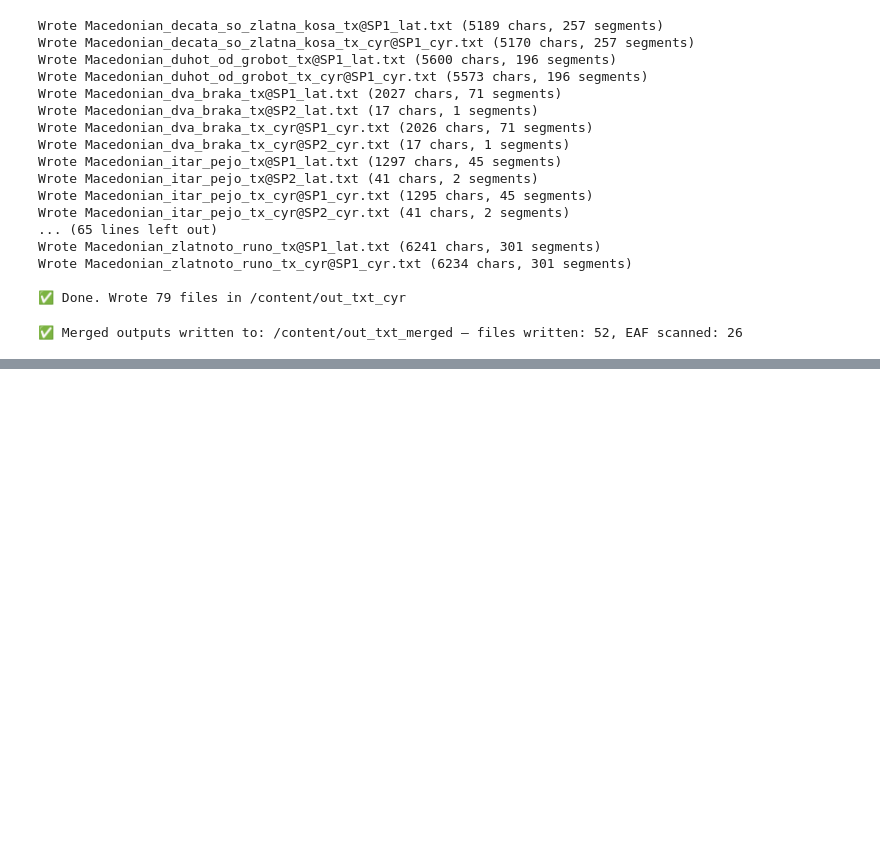
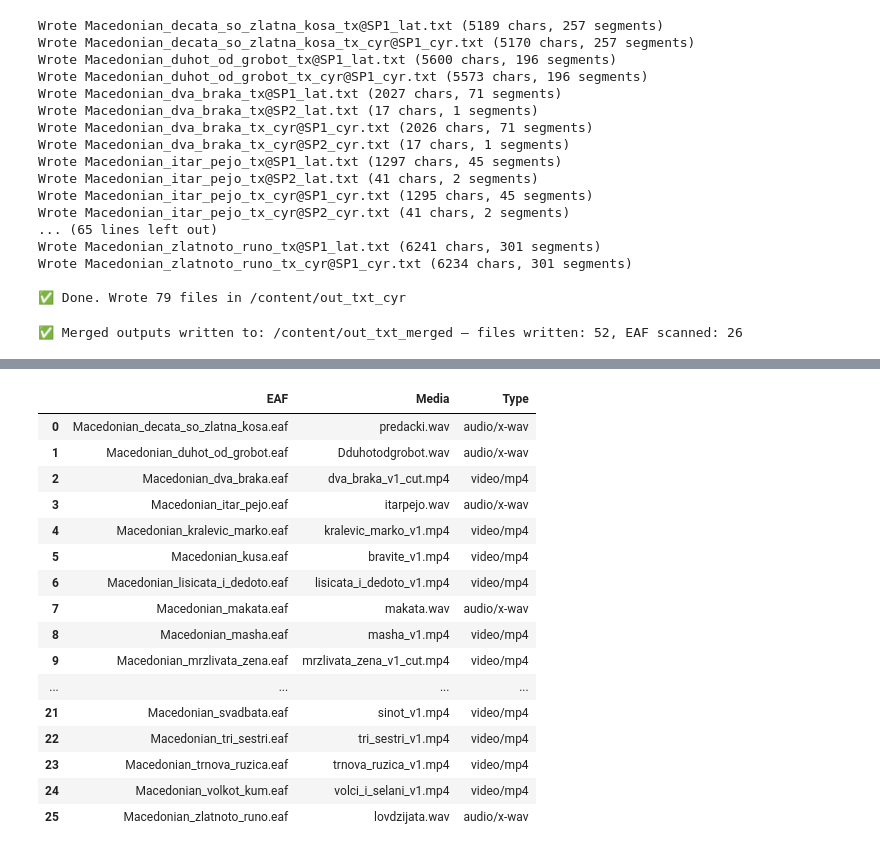
Before and after one commit to lcontrerasroa/macedonian, a Jupyter notebook: notebooks/EAF2MAUS.ipynb, the cells around one changed output, grey strips where cells are left out. Saved outputs shown, nothing was run; the diff lists cells and outputs as text; code cells hidden in the pictures; blank space fills up the shorter version.

```diff
--- a/notebooks/EAF2MAUS.ipynb
+++ b/notebooks/EAF2MAUS.ipynb
@@ -661,7 +663,7 @@ print(f"✅ Merged outputs written to: {OUT_DIR} — files written: {written}, E
 import re, unicodedata
 from pathlib import Path
 
-IN_DIR  = Path("/content/out_txt_cyr")
+IN_DIR  = Path("/content/out_txt_merged")
 OUT_DIR = Path("/content/out_txt_proxy")
 OUT_DIR.mkdir(parents=True, exist_ok=True)
 
@@ -677,7 +679,7 @@ MK_CYR_TO_LAT = {
 def mk_cyr_to_basic_latin(text:str)->str:
     return "".join(MK_CYR_TO_LAT.get(ch, ch) for ch in text)
 
-# --- règles proxy espagnol (avec z→s et dz→ds comme demandé) ---
+# --- règles proxy espagnol (avec z→s et dz→ds pour éviter des θ) ---
 VOWELS = "aeiouáéíóúüAEIOUÁÉÍÓÚÜ"
 def normalize_ws(t): return re.sub(r"\s+", " ", t).strip()
 def strip_punct(t):
@@ -693,7 +695,7 @@ def apply_spanish_proxy_rules(text:str)->str:
     t = t.replace("ǵ", "y")
     # affriquées et sibilantes
     t = t.replace("dž", "y")     # /dʒ/
-    t = t.replace("dz", "ds")    # <- ta contrainte
+    t = t.replace("dz", "ds")    # <- contrainte pour éviter des θ
     t = t.replace("č", "ch")
     t = t.replace("š", "s")
     t = t.replace("ž", "y")
@@ -728,0 +842,41 @@ print(f"\n✅ Done. Wrote {written} proxy TXT file(s) to {OUT_DIR}")
+# %%
+# @title Extract referenced media filenames from EAF headers
+from pathlib import Path
+import xml.etree.ElementTree as ET
+import pandas as pd
+
+EAF_DIR = Path("/content/eaf_orig")
+
+rows = []
+for eaf_path in sorted(EAF_DIR.glob("*.eaf")):
+    try:
+        root = ET.parse(eaf_path).getroot()
+        # cherche tous les MEDIA_DESCRIPTOR
+        for md in root.findall(".//MEDIA_DESCRIPTOR"):
+            media_url = md.attrib.get("MEDIA_URL", "")
+            rel_media = media_url.split("/")[-1]  # nom de fichier seul
+            mime = md.attrib.get("MIME_TYPE", "")
+            rows.append({"EAF": eaf_path.name, "Media": rel_media, "Type": mime})
+    except Exception as e:
+        rows.append({"EAF": eaf_path.name, "Media": f"ERROR: {e}", "Type": ""})
+
+df = pd.DataFrame(rows)
+display(df)
+# %% [output]
+|  | EAF | Media | Type |
+| 0 | Macedonian_decata_so_zlatna_kosa.eaf | predacki.wav | audio/x-wav |
+| 1 | Macedonian_duhot_od_grobot.eaf | Dduhotodgrobot.wav | audio/x-wav |
+| 2 | Macedonian_dva_braka.eaf | dva_braka_v1_cut.mp4 | video/mp4 |
+| 3 | Macedonian_itar_pejo.eaf | itarpejo.wav | audio/x-wav |
+| 4 | Macedonian_kralevic_marko.eaf | kralevic_marko_v1.mp4 | video/mp4 |
+| 5 | Macedonian_kusa.eaf | bravite_v1.mp4 | video/mp4 |
+| 6 | Macedonian_lisicata_i_dedoto.eaf | lisicata_i_dedoto_v1.mp4 | video/mp4 |
+| 7 | Macedonian_makata.eaf | makata.wav | audio/x-wav |
+| 8 | Macedonian_masha.eaf | masha_v1.mp4 | video/mp4 |
+| 9 | Macedonian_mrzlivata_zena.eaf | mrzlivata_zena_v1_cut.mp4 | video/mp4 |
+| ... | ... | ... | ... |
+| 21 | Macedonian_svadbata.eaf | sinot_v1.mp4 | video/mp4 |
+| 22 | Macedonian_tri_sestri.eaf | tri_sestri_v1.mp4 | video/mp4 |
+| 23 | Macedonian_trnova_ruzica.eaf | trnova_ruzica_v1.mp4 | video/mp4 |
+| 24 | Macedonian_volkot_kum.eaf | volci_i_selani_v1.mp4 | video/mp4 |
+| 25 | Macedonian_zlatnoto_runo.eaf | lovdzijata.wav | audio/x-wav |
```
Also changed, not shown: parts of 6 cells of this notebook.
